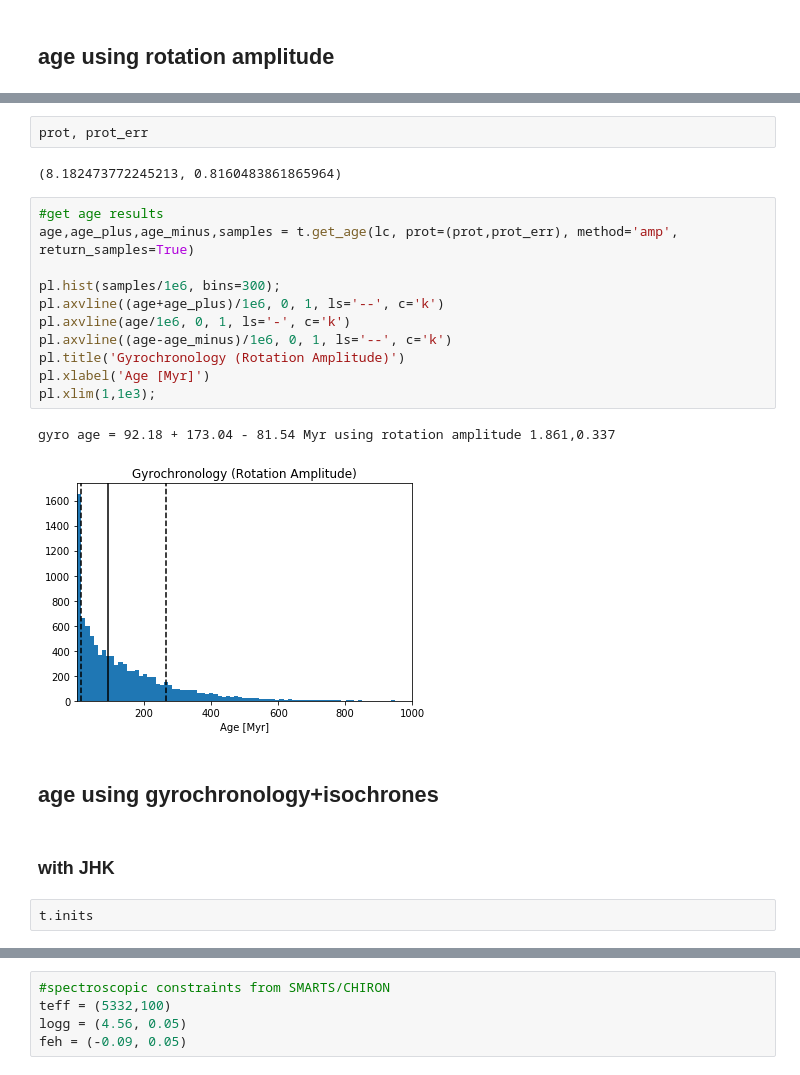
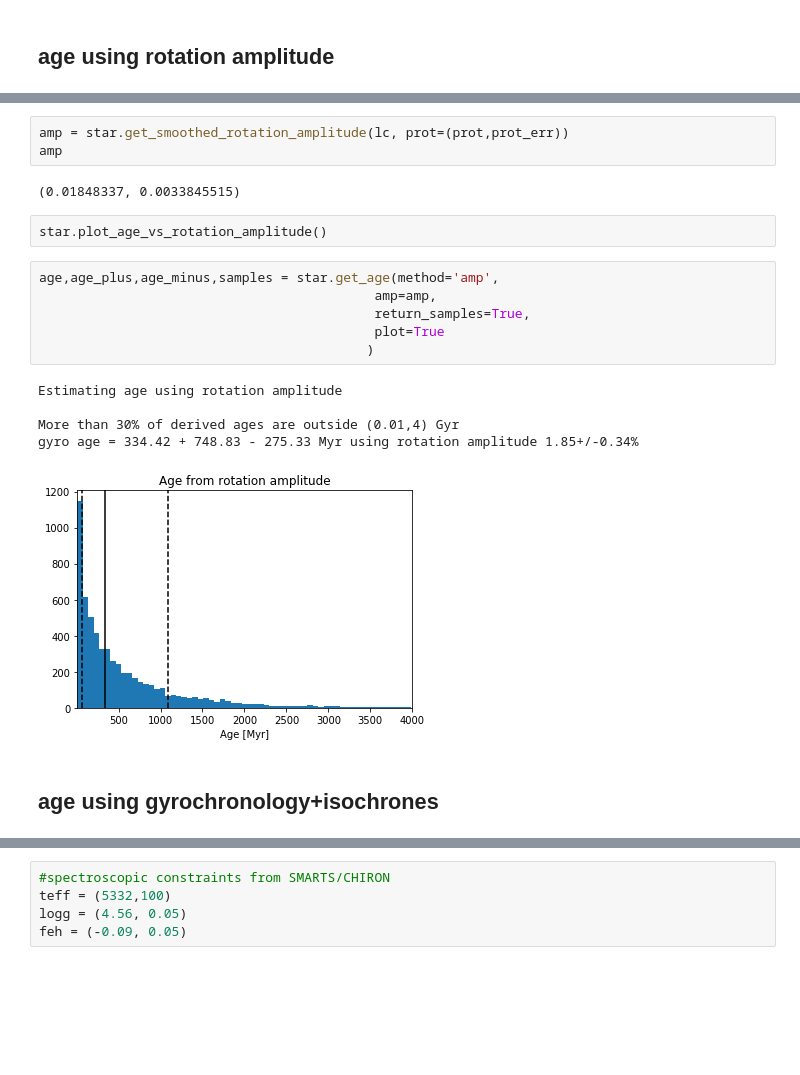
Before and after one commit to jpdeleon/chronos, a Jupyter notebook: notebooks/examples-age.ipynb, the cells around one changed output, grey strips where cells are left out. Drawn from its saved outputs; the diff is of its cells as text; blank space fills up the shorter version.

```diff
--- a/notebooks/examples-age.ipynb
+++ b/notebooks/examples-age.ipynb
@@ -118,24 +99,21 @@ for i in range(100):
-# %%
-prot, prot_err
-# %% [output]
-(8.182473772245213, 0.8160483861865964)
-# %%
-#get age results
-age,age_plus,age_minus,samples = t.get_age(lc, prot=(prot,prot_err), method='amp', return_samples=True)
-
-pl.hist(samples/1e6, bins=300);
-pl.axvline((age+age_plus)/1e6, 0, 1, ls='--', c='k')
-pl.axvline(age/1e6, 0, 1, ls='-', c='k')
-pl.axvline((age-age_minus)/1e6, 0, 1, ls='--', c='k')
-pl.title('Gyrochronology (Rotation Amplitude)')
-pl.xlabel('Age [Myr]')
-pl.xlim(1,1e3);
-# %% [output]
-gyro age = 92.18 + 173.04 - 81.54 Myr using rotation amplitude 1.861,0.337
-[figure, removed]
+# %%
+amp = star.get_smoothed_rotation_amplitude(lc, prot=(prot,prot_err))
+amp
+# %% [output]
+(0.01848337, 0.0033845515)
+# %% [raw]
+star.plot_age_vs_rotation_amplitude()
+# %%
+age,age_plus,age_minus,samples = star.get_age(method='amp',
+                                           amp=amp,
+                                           return_samples=True,
+                                           plot=True
+                                          )
+# %% [output]
+Estimating age using rotation amplitude
+
+More than 30% of derived ages are outside (0.01,4) Gyr
+gyro age = 334.42 + 748.83 - 275.33 Myr using rotation amplitude 1.85+/-0.34%
+[figure, added]
 # %% [markdown]
 ## age using gyrochronology+isochrones
-# %% [markdown]
-### with JHK
-# %% [raw]
-t.inits
```
Also changed, not shown: parts of 31 cells of this notebook, 27 other files.
